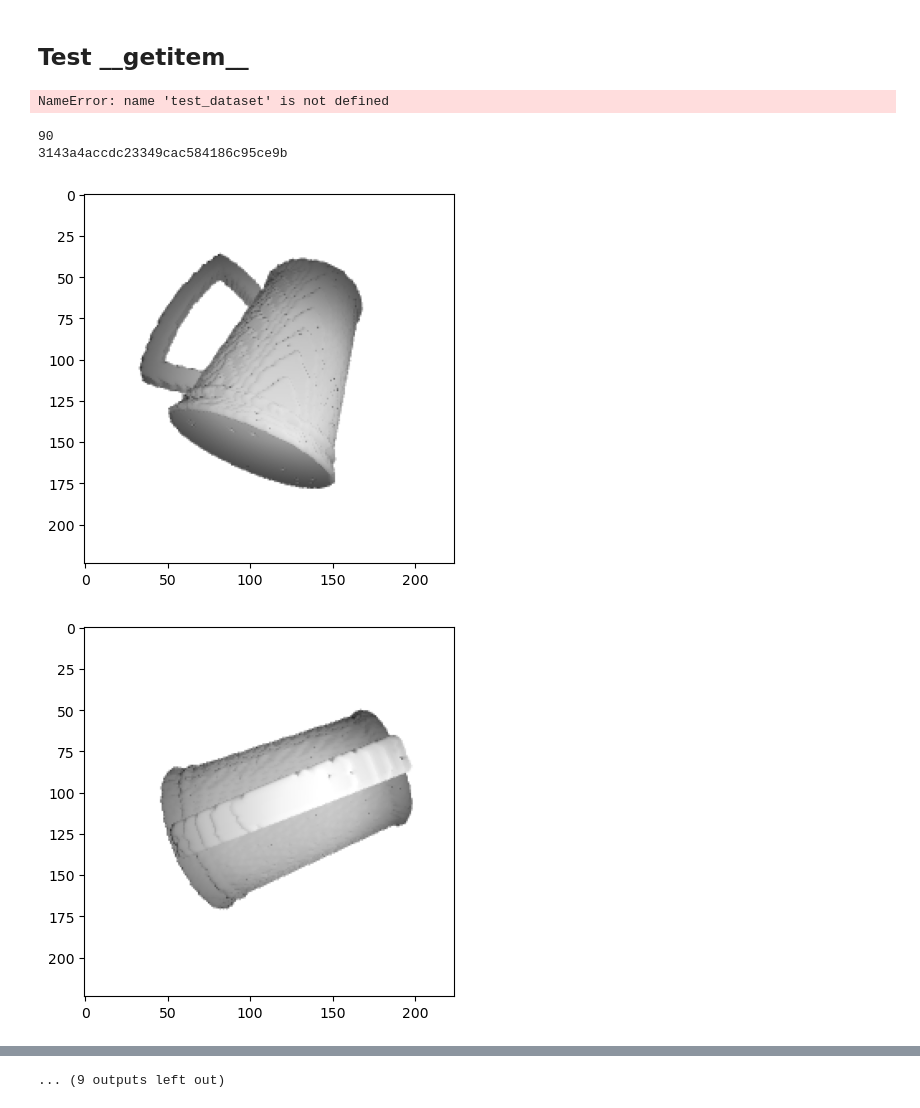
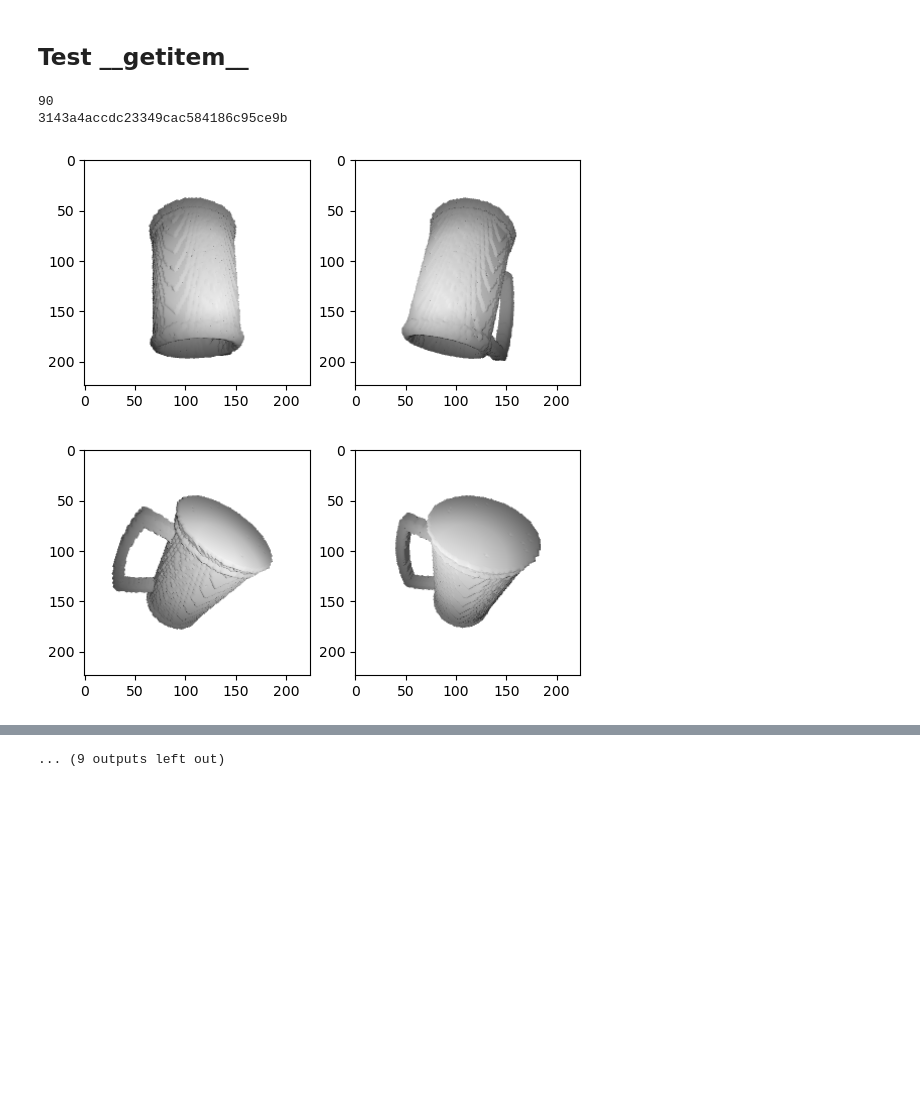
Before and after one commit to elchun/stereo-occupancy-networks, a Jupyter notebook: im2mesh/dev_tests/test_stereo_dataloder.ipynb, the cells around one changed output, grey strips where cells are left out. Saved outputs shown, nothing was run; the diff lists cells and outputs as text; code cells hidden in the pictures; blank space fills up the shorter version.

Commit message:
Add recon tests

```diff
--- a/im2mesh/dev_tests/test_stereo_dataloder.ipynb
+++ b/im2mesh/dev_tests/test_stereo_dataloder.ipynb
@@ -12,7 +12,8 @@ import plotly.graph_objects as go
 data_folder = '../../data/stereo_training_data'
 # train_dataset = data.Shapes3dMonoDataset(data_folder, 'train', ['mug', 'bowl', 'bottle'], 2048)
 # test_dataset = data.Shapes3dMonoDataset(data_folder, 'test', ['mug', 'bowl', 'bottle'], 2048)
-train_dataset = data.Shapes3dMonoDataset(data_folder, 'train', ['mug'], 2048)
+# train_dataset = data.Shapes3dMonoDataset(data_folder, 'train', ['mug'], 2048)
+train_dataset = data.Shapes3dStereoDataset(data_folder, 'train', ['mug'], 2048)
 # %% [markdown]
 ## Test \_\_getitem\_\_
 # %%
@@ -73,24 +74,23 @@ def multiplot(point_list: 'list[np.ndarray]', fname='debug.html'):
 
     return fig
 # %%
-data_pt = test_dataset.__getitem__(0)
+data_pt = train_dataset.__getitem__(0)
-# %% [output]
-NameError: name 'test_dataset' is not defined
 # %%
 print(len(train_dataset.models))
 # print(len(test_dataset.models))
 print(train_dataset.models[0])
 
 for i in range(1010, 1030):
     data_pt = train_dataset.__getitem__(i)
-    fig, axs = plt.subplots()
-    axs.imshow(np.einsum('ijk->jki', data_pt['inputs']) / 255)
+    fig, axs = plt.subplots(1, 2 )
+    axs[0].imshow(np.einsum('ijk->jki', data_pt['inputs'][:3, :, :]))
+    axs[1].imshow(np.einsum('ijk->jki', data_pt['inputs'][3:, :, :]))
     in_points = data_pt['points'][data_pt['points.occ'].astype(bool), :]
     out_points = data_pt['points'][~ data_pt['points.occ'].astype(bool), :]
     # multiplot([in_points, out_points])
     # multiplot([in_points])
 # %% [output]
 90
 3143a4accdc23349cac584186c95ce9b
-[figure, old version]
+[figure, new version]
-[figure, old version]
+[figure, new version]
```
Also changed, not shown: parts of 1 cell of this notebook, 10 other files.
